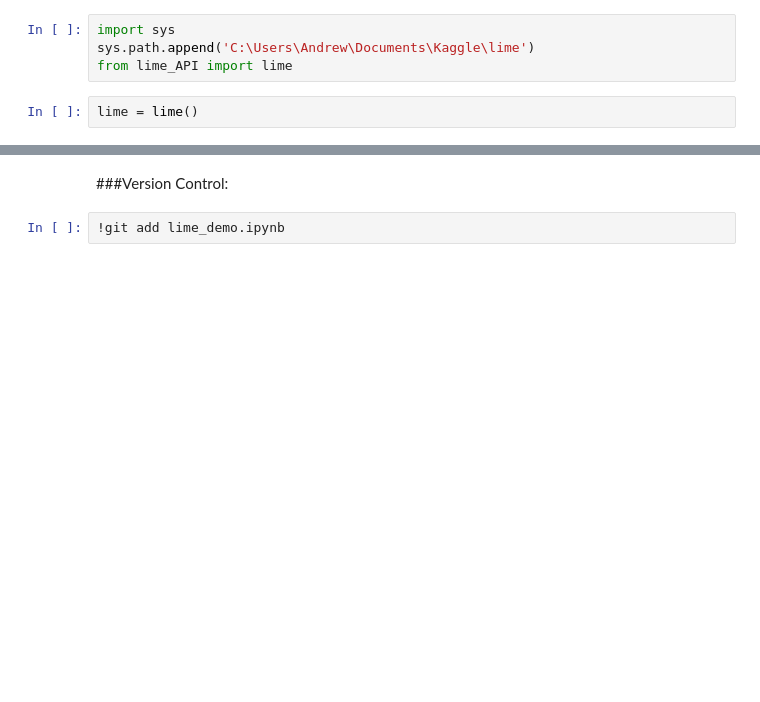
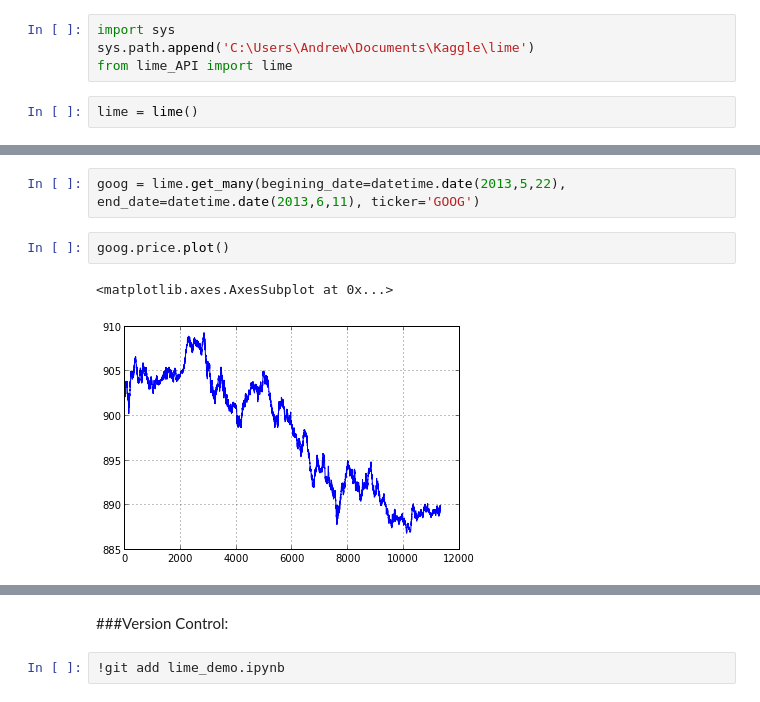
Before and after one commit to agconti/lime, a Jupyter notebook: lime_demo.ipynb, the cells around one changed output, grey strips where cells are left out. Saved outputs shown, nothing was run; the diff lists cells and outputs as text; blank space fills up the shorter version.

```diff
--- a/lime_demo.ipynb
+++ b/lime_demo.ipynb
@@ -22,3 +52,10 @@ plt.title('Apple price movements over the last 21 days')
 # %% [output]
 <matplotlib.text.Text at 0x...>
 [figure]
+# %%
+goog = lime.get_many(begining_date=datetime.date(2013,5,22), end_date=datetime.date(2013,6,11), ticker='GOOG')
+# %%
+goog.price.plot()
+# %% [output]
+<matplotlib.axes.AxesSubplot at 0x...>
+[figure, added]
```
Also changed, not shown: parts of 7 cells of this notebook.
